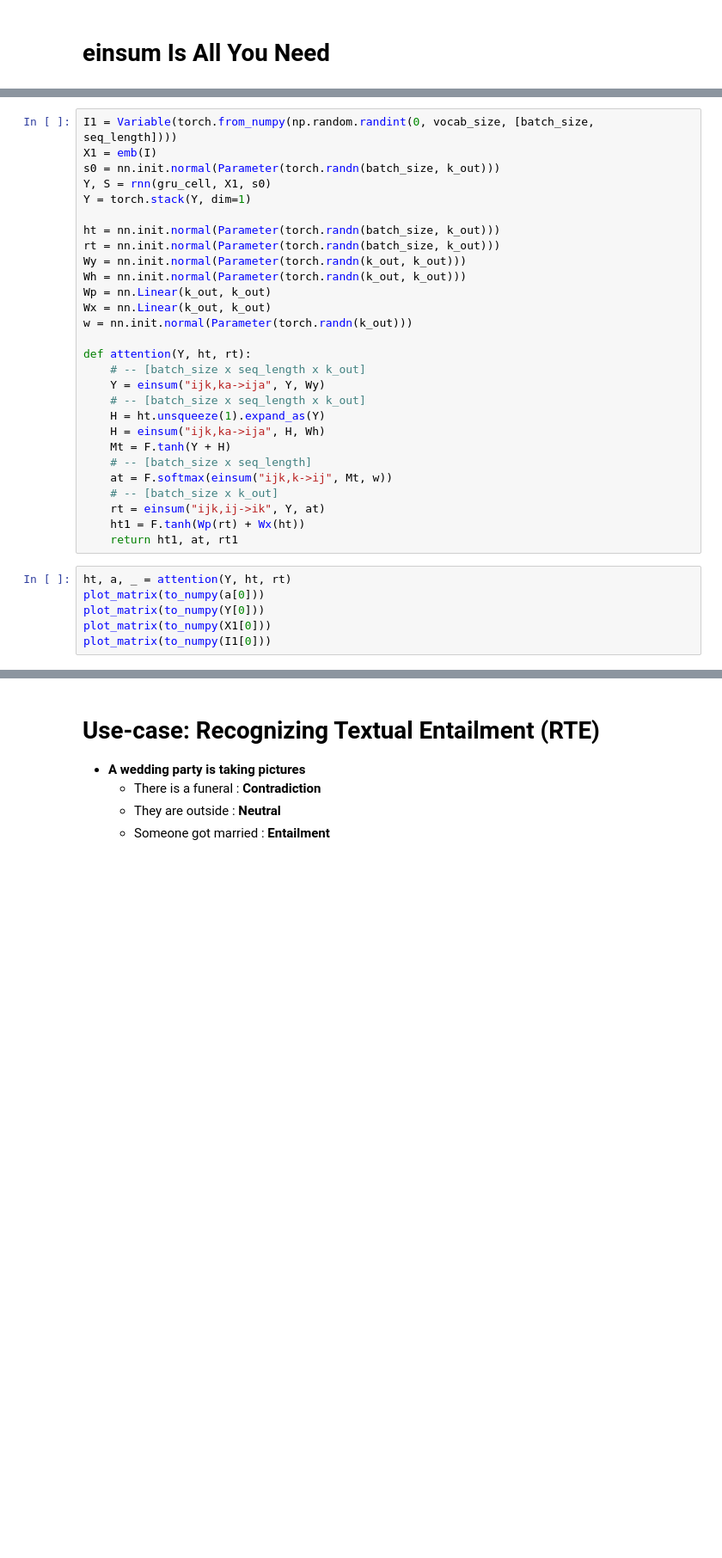
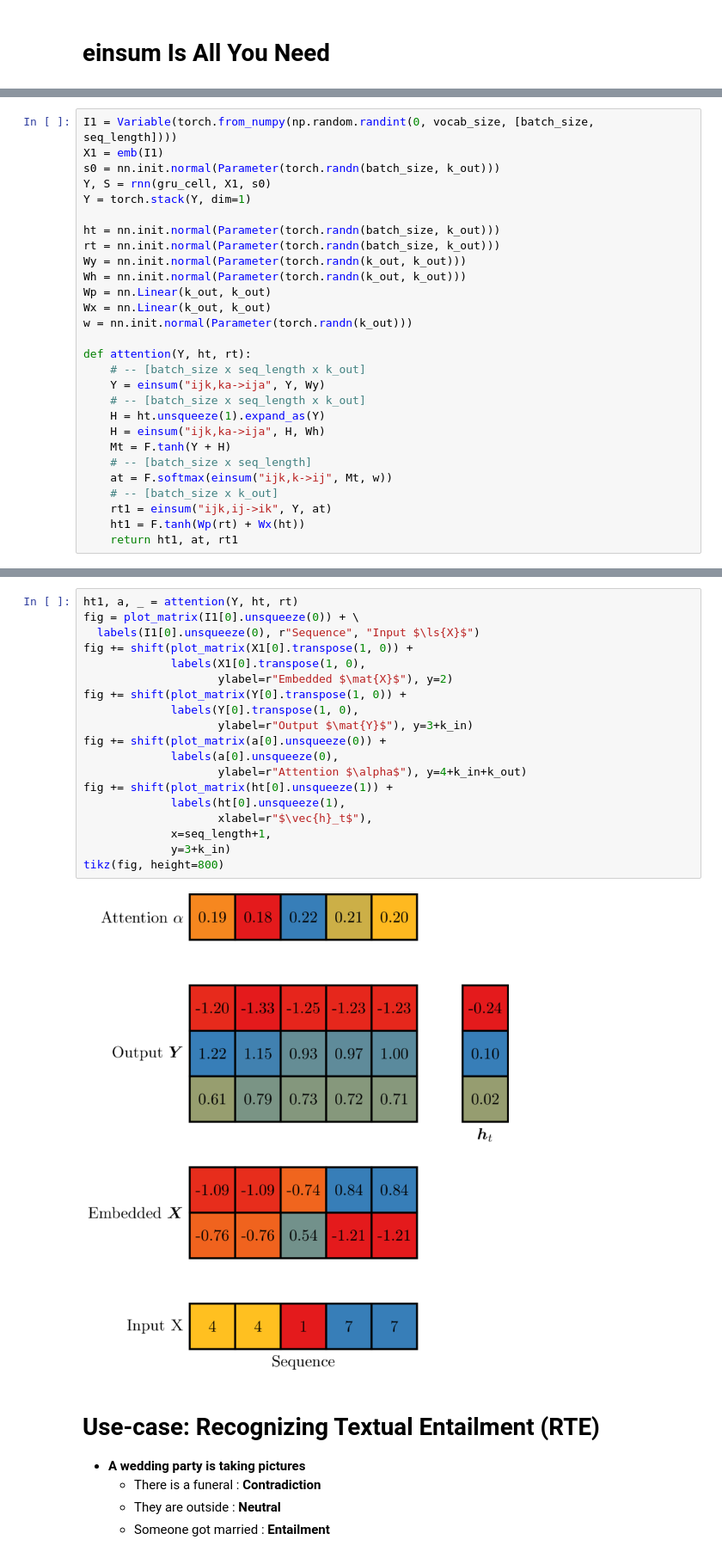
Before and after one commit to rockt/dl4nlp, a Jupyter notebook: attention.ipynb, the cells around one changed output, grey strips where cells are left out. Shown at 86% size. Drawn from its saved outputs; the diff is of its cells as text; blank space fills up the shorter version.

```diff
--- a/attention.ipynb
+++ b/attention.ipynb
@@ -156,7 +156,7 @@ einsum("aij,ajc->ic", C, D)      # tensor tensor contraction
 <div class=cite> [Graves 2013, Bahdanau et al. 2015, Rocktäschel et al. 2016]</div>
 # %%
 I1 = Variable(torch.from_numpy(np.random.randint(0, vocab_size, [batch_size, seq_length])))
-X1 = emb(I)
+X1 = emb(I1)
 s0 = nn.init.normal(Parameter(torch.randn(batch_size, k_out)))
 Y, S = rnn(gru_cell, X1, s0)
 Y = torch.stack(Y, dim=1)
@@ -179,12 +179,6 @@ def attention(Y, ht, rt):
     # -- [batch_size x seq_length]
     at = F.softmax(einsum("ijk,k->ij", Mt, w))
     # -- [batch_size x k_out]
-    rt = einsum("ijk,ij->ik", Y, at)
+    rt1 = einsum("ijk,ij->ik", Y, at)
     ht1 = F.tanh(Wp(rt) + Wx(ht))
     return ht1, at, rt1
-# %%
-ht, a, _ = attention(Y, ht, rt)
-plot_matrix(to_numpy(a[0]))
-plot_matrix(to_numpy(Y[0]))
-plot_matrix(to_numpy(X1[0]))
-plot_matrix(to_numpy(I1[0]))
@@ -196,3 +185,24 @@ plot_matrix(to_numpy(I1[0]))
+# %%
+ht1, a, _ = attention(Y, ht, rt)
+fig = plot_matrix(I1[0].unsqueeze(0)) + \
+  labels(I1[0].unsqueeze(0), r"Sequence", "Input $\ls{X}$")
+fig += shift(plot_matrix(X1[0].transpose(1, 0)) +
+             labels(X1[0].transpose(1, 0),
+                    ylabel=r"Embedded $\mat{X}$"), y=2)
+fig += shift(plot_matrix(Y[0].transpose(1, 0)) +
+             labels(Y[0].transpose(1, 0),
+                    ylabel=r"Output $\mat{Y}$"), y=3+k_in)
+fig += shift(plot_matrix(a[0].unsqueeze(0)) +
+             labels(a[0].unsqueeze(0),
+                    ylabel=r"Attention $\alpha$"), y=4+k_in+k_out)
+fig += shift(plot_matrix(ht[0].unsqueeze(1)) +
+             labels(ht[0].unsqueeze(1),
+                    xlabel=r"$\vec{h}_t$"),
+             x=seq_length+1,
+             y=3+k_in)
+tikz(fig, height=800)
+# %% [output]
+[figure, added]
 # %% [markdown]
 # Use-case: Recognizing Textual Entailment (RTE)
 
```
Also changed, not shown: parts of 5 cells of this notebook, 29 other files.
